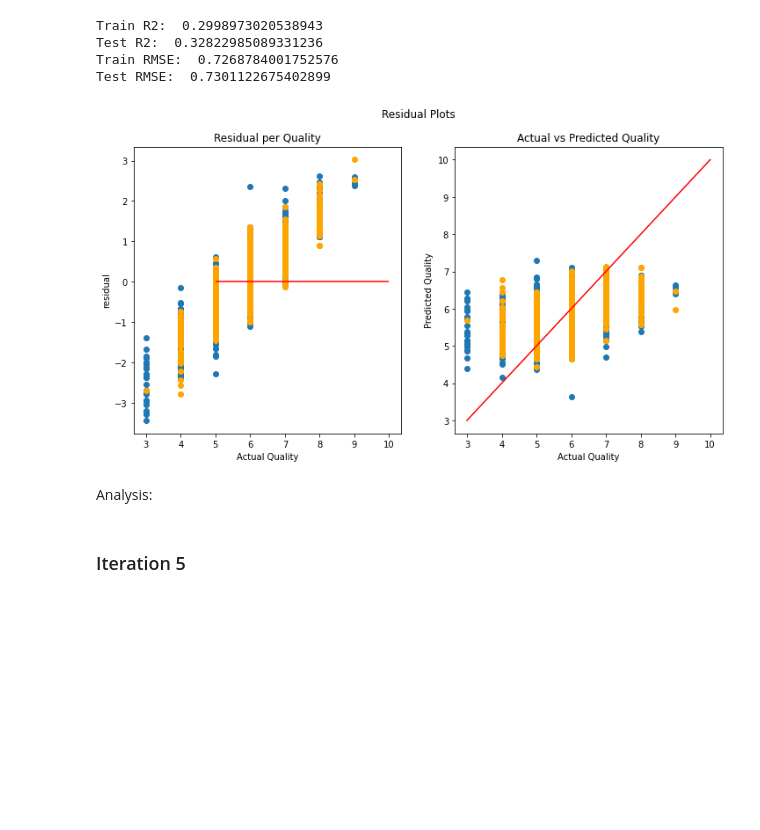
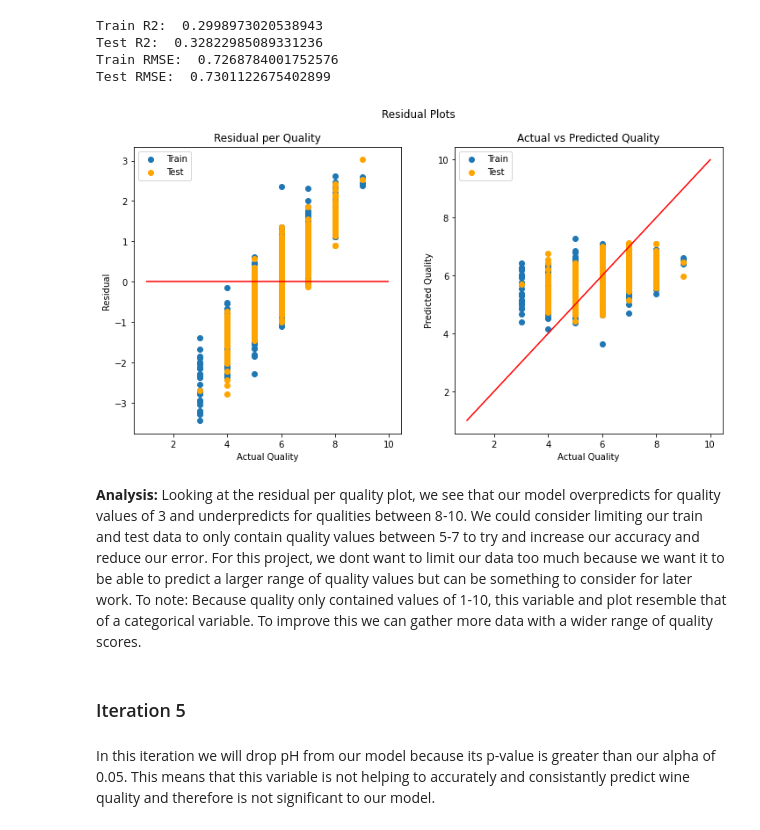
Before and after one commit to klsalcedo/red_wine_analysis, a Jupyter notebook: wine_regression_analysis.ipynb, the cells around one changed output. Drawn from its saved outputs; the diff is of its cells as text; code cells hidden in the pictures; blank space fills up the shorter version.

```diff
--- a/wine_regression_analysis.ipynb
+++ b/wine_regression_analysis.ipynb
@@ -460,20 +460,24 @@ Test RMSE:  0.7301122675402899
 # %%
 fig, axes = plt.subplots(1, 2, figsize=(12, 6))
 fig.suptitle('Residual Plots')
 
-axes[0].scatter(y_train, y_train-y_hat_train)
-axes[0].scatter(y_test, y_test-y_hat_test, color='orange')
-axes[0].set(xlabel='Actual Quality', ylabel='residual', title='Residual per Quality')
-axes[0].hlines(0, xmin=5, xmax=10, colors='red')
+axes[0].scatter(y_train, y_train-y_hat_train, label='Train')
+axes[0].scatter(y_test, y_test-y_hat_test, color='orange', label='Test')
+axes[0].set(xlabel='Actual Quality', ylabel='Residual', title='Residual per Quality')
+axes[0].hlines(0, xmin=1, xmax=10, colors='red')
+axes[0].legend()
 
-axes[1].scatter(y_train, y_hat_train)
-axes[1].scatter(y_test, y_hat_test, color='orange')
-axes[1].plot([3, 10], [3, 10], color='red', linestyle='-')
+axes[1].scatter(y_train, y_hat_train, label='Train')
+axes[1].scatter(y_test, y_hat_test, color='orange', label='Test')
+axes[1].plot([1, 10], [1, 10], color='red', linestyle='-')
 axes[1].set(xlabel='Actual Quality', ylabel='Predicted Quality', title='Actual vs Predicted Quality')
+axes[1].legend()
 fig.show()
 # %% [output]
-[figure, old version]
+[figure, new version]
-# %% [markdown]
-Analysis:
+# %% [markdown]
+**Analysis:** Looking at the residual per quality plot, we see that our model overpredicts for quality values of 3 and underpredicts for qualities between 8-10. We could consider limiting our train and test data to only contain quality values between 5-7 to try and increase our accuracy and reduce our error. For this project, we dont want to limit our data too much because we want it to be able to predict a larger range of quality values but can be something to consider for later work. To note: Because quality only contained values of 1-10, this variable and plot resemble that of a categorical variable. To improve this we can gather more data with a wider range of quality scores.
 # %% [markdown]
 ### Iteration 5
+# %% [markdown]
+In this iteration we will drop pH from our model because its p-value is greater than our alpha of 0.05. This means that this variable is not helping to accurately and consistantly predict wine quality and therefore is not significant to our model.
```
Also changed, not shown: parts of 26 cells of this notebook.
